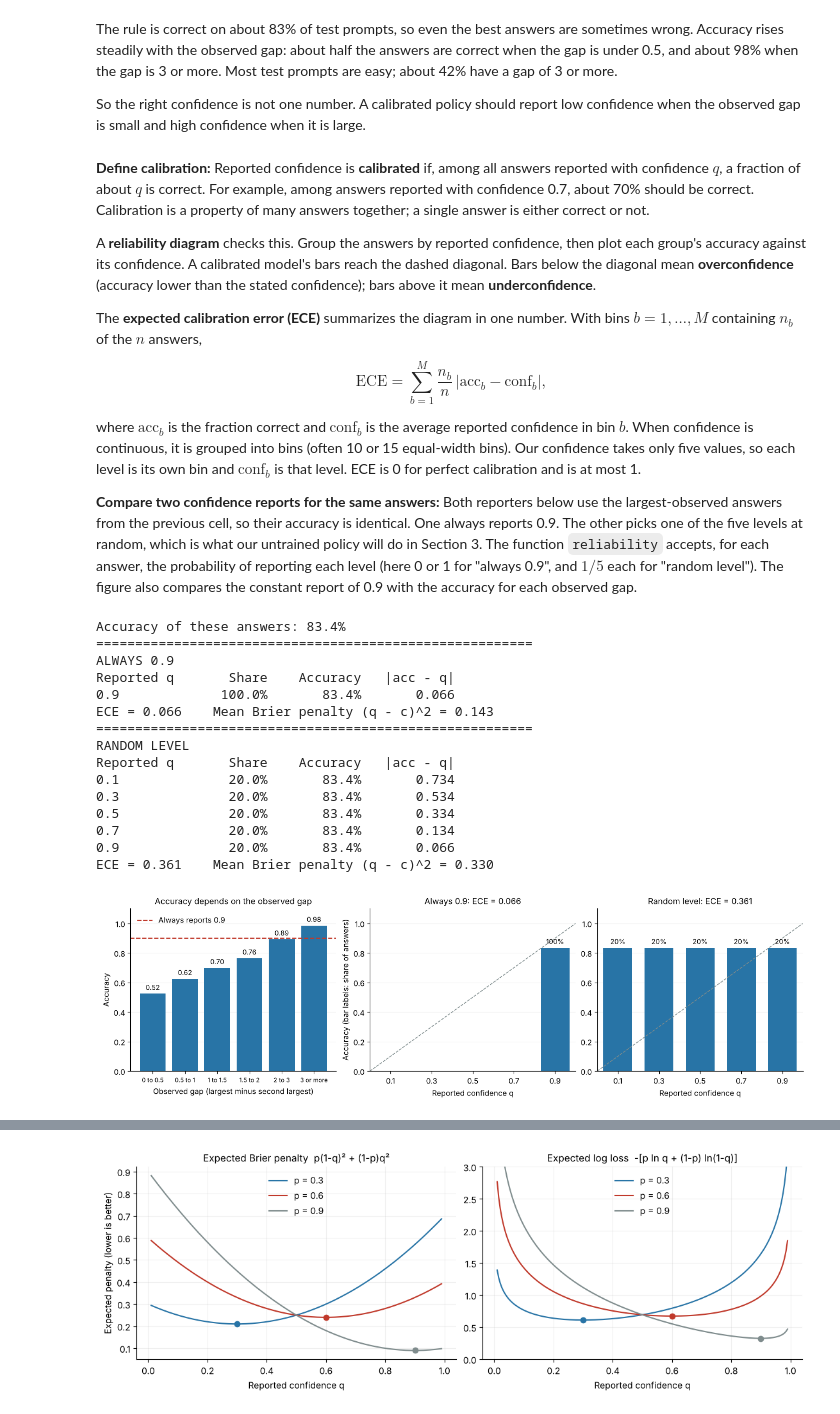
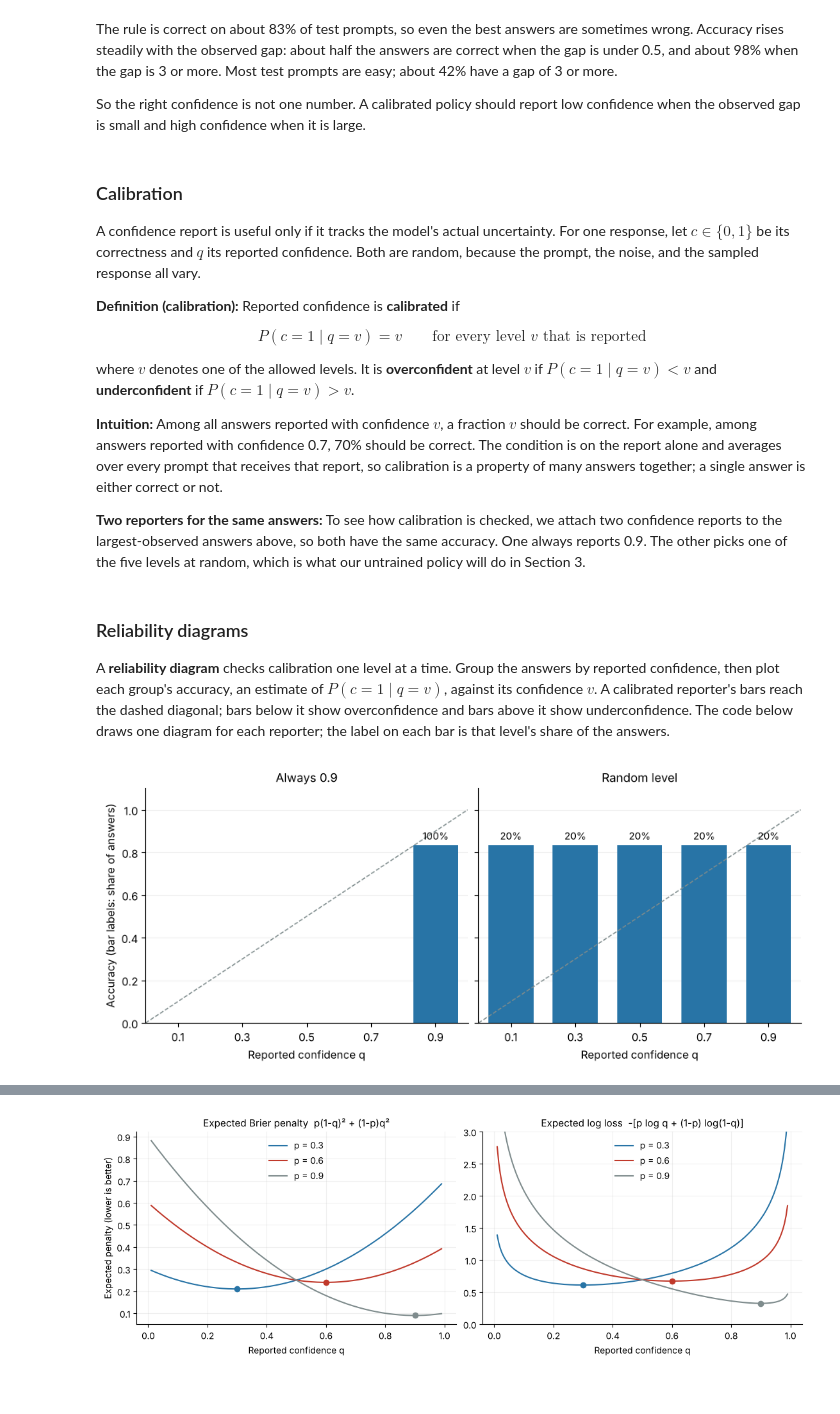
Before and after one commit to amofrad/llm-training-labs, a Jupyter notebook: Week_06_RLCR_Lab.ipynb, the cells around one changed output, grey strips where cells are left out. Cells and saved outputs as stored; diff of their text form; code cells hidden in the pictures.

```diff
--- a/Week_06_RLCR_Lab.ipynb
+++ b/Week_06_RLCR_Lab.ipynb
@@ -188,19 +187,25 @@ The rule is correct on about 83% of test prompts, so even the best answers are s
 
 So the right confidence is not one number. A calibrated policy should report low confidence when the observed gap is small and high confidence when it is large.
 # %% [markdown]
-**Define calibration:** Reported confidence is **calibrated** if, among all answers reported with confidence $q$, a fraction of about $q$ is correct. For example, among answers reported with confidence 0.7, about 70% should be correct. Calibration is a property of many answers together; a single answer is either correct or not.
+### Calibration
 
-A **reliability diagram** checks this. Group the answers by reported confidence, then plot each group's accuracy against its confidence. A calibrated model's bars reach the dashed diagonal. Bars below the diagonal mean **overconfidence** (accuracy lower than the stated confidence); bars above it mean **underconfidence**.
+A confidence report is useful only if it tracks the model's actual uncertainty. For one response, let $c\in\{0,1\}$ be its correctness and $q$ its reported confidence. Both are random, because the prompt, the noise, and the sampled response all vary.
 
-The **expected calibration error (ECE)** summarizes the diagram in one number. With bins $b=1,\ldots,M$ containing $n_b$ of the $n$ answers,
+**Definition (calibration):** Reported confidence is **calibrated** if
 
 $$
-\mathrm{ECE}=\sum_{b=1}^{M}\frac{n_b}{n}\,\bigl|\mathrm{acc}_b-\mathrm{conf}_b\bigr|,
+P(c=1\mid q=v)=v\qquad\text{for every level } v \text{ that is reported}
 $$
 
-where $\mathrm{acc}_b$ is the fraction correct and $\mathrm{conf}_b$ is the average reported confidence in bin $b$. When confidence is continuous, it is grouped into bins (often 10 or 15 equal-width bins). Our confidence takes only five values, so each level is its own bin and $\mathrm{conf}_b$ is that level. ECE is 0 for perfect calibration and is at most 1.
+where $v$ denotes one of the allowed levels. It is **overconfident** at level $v$ if $P(c=1\mid q=v)<v$ and **underconfident** if $P(c=1\mid q=v)>v$.
 
-**Compare two confidence reports for the same answers:** Both reporters below use the largest-observed answers from the previous cell, so their accuracy is identical. One always reports 0.9. The other picks one of the five levels at random, which is what our untrained policy will do in Section 3. The function `reliability` accepts, for each answer, the probability of reporting each level (here 0 or 1 for "always 0.9", and $1/5$ each for "random level"). The figure also compares the constant report of 0.9 with the accuracy for each observed gap.
+**Intuition:** Among all answers reported with confidence $v$, a fraction $v$ should be correct. For example, among answers reported with confidence 0.7, 70% should be correct. The condition is on the report alone and averages over every prompt that receives that report, so calibration is a property of many answers together; a single answer is either correct or not.
+
+**Two reporters for the same answers:** To see how calibration is checked, we attach two confidence reports to the largest-observed answers above, so both have the same accuracy. One always reports 0.9. The other picks one of the five levels at random, which is what our untrained policy will do in Section 3.
+# %% [markdown]
+### Reliability diagrams
+
+A **reliability diagram** checks calibration one level at a time. Group the answers by reported confidence, then plot each group's accuracy, an estimate of $P(c=1\mid q=v)$, against its confidence $v$. A calibrated reporter's bars reach the dashed diagonal; bars below it show overconfidence and bars above it show underconfidence. The code below draws one diagram for each reporter; the label on each bar is that level's share of the answers.
 # %%
 LEVELS = torch.tensor([0.1, 0.3, 0.5, 0.7, 0.9])
 
@@ -214,79 +219,40 @@ def reliability(level_weights, correct, levels):
     return share, accuracy, ece
 
 
 def brier(level_weights, correct, levels):
     squared_errors = (levels[None, :] - correct[:, None]) ** 2
     return ((level_weights * squared_errors).sum() / level_weights.sum()).item()
 
 
 def plot_reliability(ax, share, accuracy, levels, title):
     show = share >= 0.01  # skip levels used for under 1% of answers
     ax.plot([0, 1], [0, 1], linestyle="--", color=COLORS[2], linewidth=1)
     bars = ax.bar(levels[show].tolist(), accuracy[show].tolist(), width=0.14, color=COLORS[0])
     ax.bar_label(bars, labels=[f"{s:.0%}" for s in share[show].tolist()], padding=3, fontsize=9)
     ax.set_xlim(0, 1)
     ax.set_ylim(0, 1.1)
     ax.set_xticks(levels.tolist())
     ax.set_title(title, fontsize=11)
     ax.set_xlabel("Reported confidence q")
     ax.grid(axis="y", alpha=0.2)
     ax.set_axisbelow(True)
     ax.spines[["top", "right"]].set_visible(False)
 
 
+# Each reporter: one row per answer, giving the probability of reporting each level.
 always_high = torch.zeros(len(rule_correct), len(LEVELS))
 always_high[:, -1] = 1.0
 random_level = torch.full((len(rule_correct), len(LEVELS)), 1 / len(LEVELS))
 reporters = {"Always 0.9": always_high, "Random level": random_level}
+reporter_results = {name: reliability(weights, rule_correct, LEVELS) for name, weights in reporters.items()}
 
-print(f"Accuracy of these answers: {rule_correct.mean().item():.1%}")
-reporter_results = {}
-for name, weights in reporters.items():
-    share, accuracy, ece = reliability(weights, rule_correct, LEVELS)
-    reporter_results[name] = (share, accuracy, ece)
-    print("=" * 56)
-    print(name.upper())
-    print(f"{'Reported q':<12}{'Share':>10}{'Accuracy':>12}{'|acc - q|':>12}")
-    for level, s, a in zip(LEVELS.tolist(), share.tolist(), accuracy.tolist()):
-        if s > 0:
-            print(f"{level:<12.1f}{s:>10.1%}{a:>12.1%}{abs(a - level):>12.3f}")
-    print(f"ECE = {ece:.3f}    Mean Brier penalty (q - c)^2 = {brier(weights, rule_correct, LEVELS):.3f}")
-
-fig, axes = plt.subplots(1, 3, figsize=(13, 3.8), constrained_layout=True)
-bins = list(range(1, len(GAP_LABELS)))
-bars = axes[0].bar([GAP_LABELS[b] for b in bins], [rule_accuracy_by_gap[b] for b in bins], color=COLORS[0])
-axes[0].bar_label(bars, fmt="%.2f", padding=3, fontsize=9)
-axes[0].axhline(0.9, color=COLORS[1], linestyle="--", label="Always reports 0.9")
-axes[0].set_ylim(0, 1.1)
-axes[0].set_xlabel("Observed gap (largest minus second largest)")
-axes[0].set_ylabel("Accuracy")
-axes[0].set_title("Accuracy depends on the observed gap", fontsize=11)
-axes[0].tick_params(axis="x", labelsize=8)
-axes[0].legend(frameon=False, loc="upper left")
-axes[0].grid(axis="y", alpha=0.2)
-axes[0].set_axisbelow(True)
-axes[0].spines[["top", "right"]].set_visible(False)
-for ax, (name, (share, accuracy, ece)) in zip(axes[1:], reporter_results.items()):
-    plot_reliability(ax, share, accuracy, LEVELS, f"{name}: ECE = {ece:.3f}")
-axes[1].set_ylabel("Accuracy (bar labels: share of answers)")
+fig, axes = plt.subplots(1, 2, figsize=(9, 3.8), sharey=True, constrained_layout=True)
+for ax, (name, (share, accuracy, ece)) in zip(axes, reporter_results.items()):
+    plot_reliability(ax, share, accuracy, LEVELS, name)
+axes[0].set_ylabel("Accuracy (bar labels: share of answers)")
 plt.show()
 # %% [output]
-Accuracy of these answers: 83.4%
-========================================================
-ALWAYS 0.9
-Reported q       Share    Accuracy   |acc - q|
-0.9             100.0%       83.4%       0.066
-ECE = 0.066    Mean Brier penalty (q - c)^2 = 0.143
-========================================================
-RANDOM LEVEL
-Reported q       Share    Accuracy   |acc - q|
-0.1              20.0%       83.4%       0.734
-0.3              20.0%       83.4%       0.534
-0.5              20.0%       83.4%       0.334
-0.7              20.0%       83.4%       0.134
-0.9              20.0%       83.4%       0.066
-ECE = 0.361    Mean Brier penalty (q - c)^2 = 0.330
-[figure, old version]
+[figure, new version]
 # %% [markdown]
 Both reporters attach confidence to the same answers, which are correct 83.4% of the time.
 
```
Also changed, not shown: parts of 34 cells of this notebook, 9 other files.
